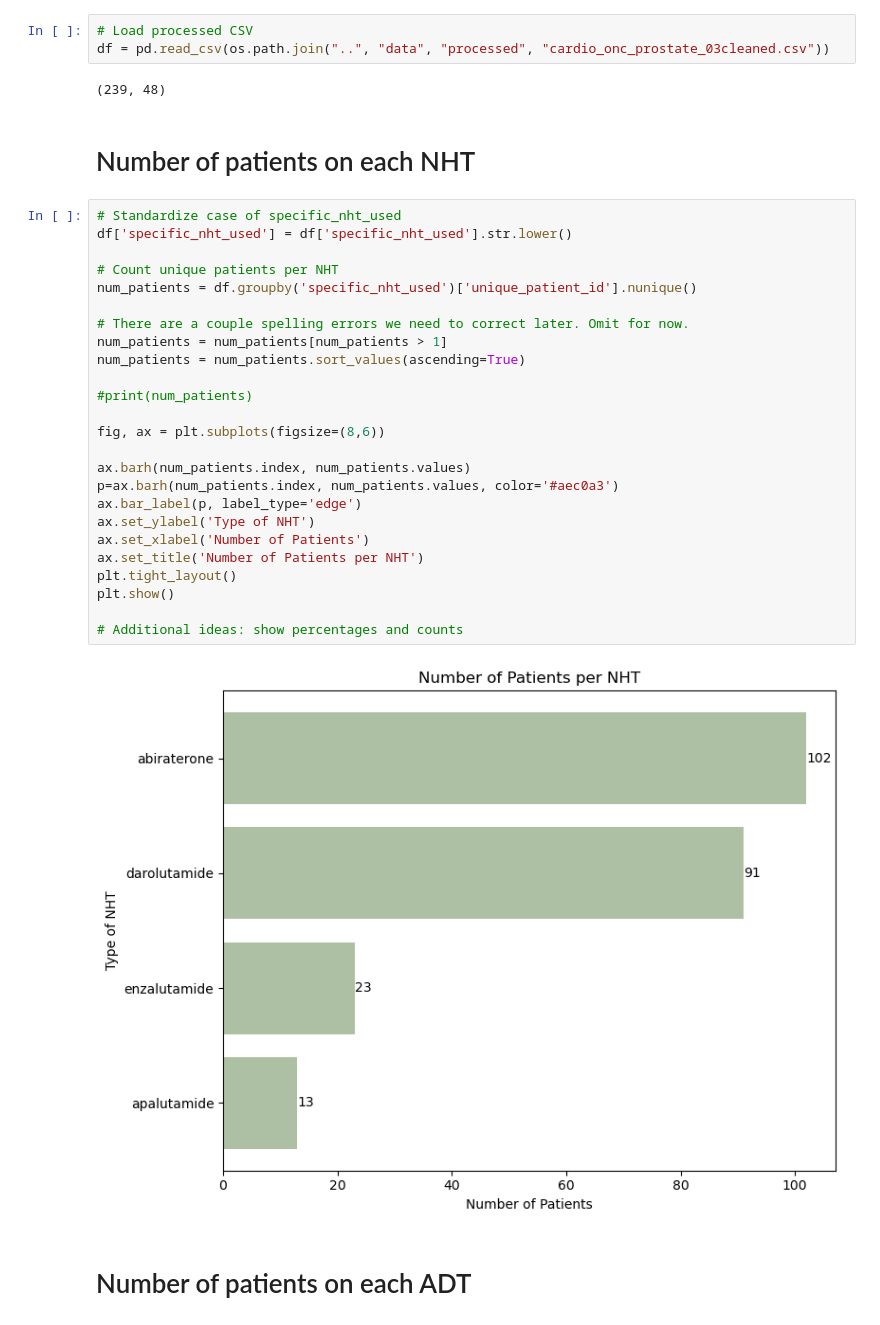
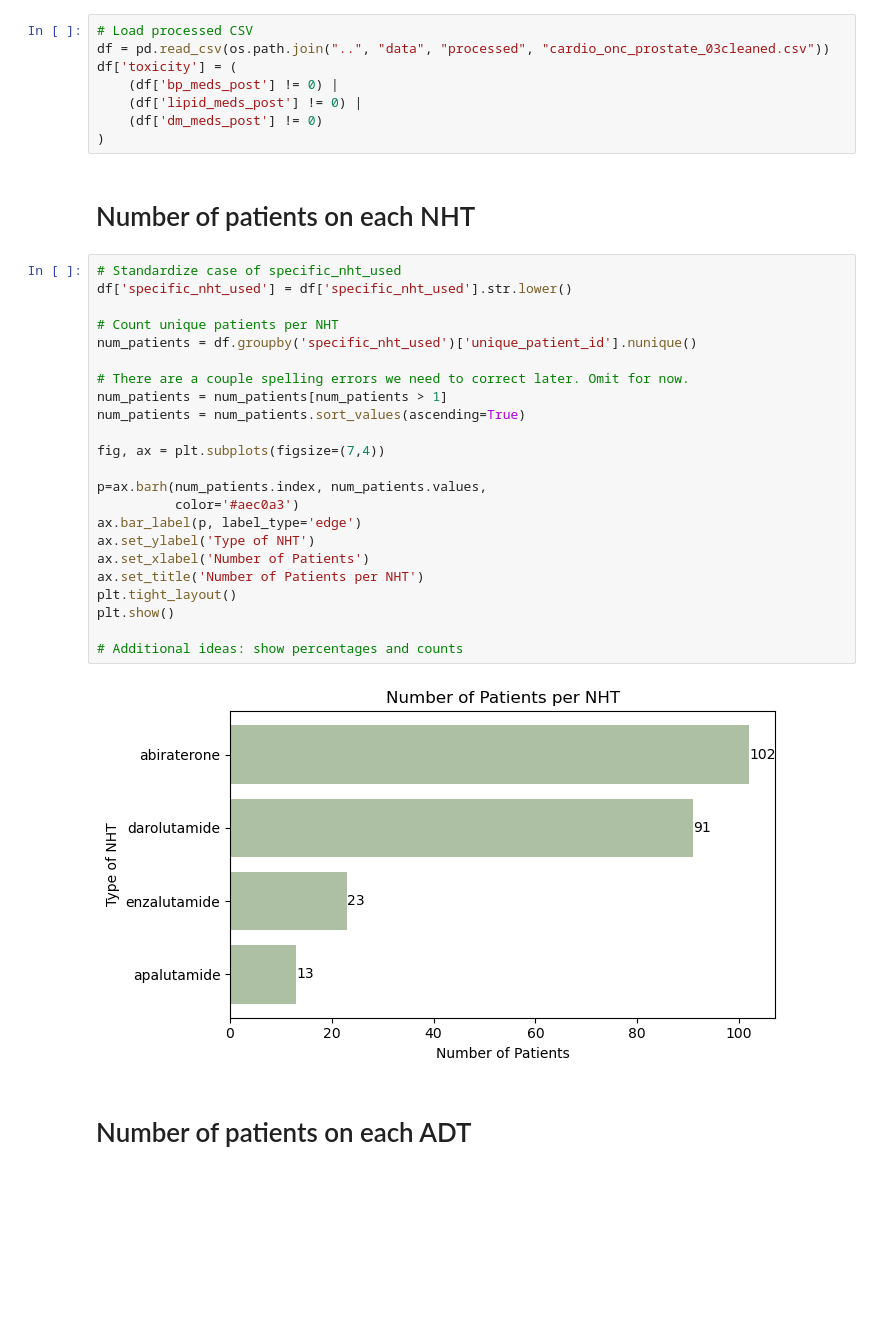
Before and after one commit to kstatham402/170A_Capstone_Project, a Jupyter notebook: notebooks/trian_proposal_visuals.ipynb, the cells around one changed output. Drawn from its saved outputs; the diff is of its cells as text; blank space fills up the shorter version.

Commit message:
Added visuals

```diff
--- a/notebooks/trian_proposal_visuals.ipynb
+++ b/notebooks/trian_proposal_visuals.ipynb
@@ -5,37 +6,38 @@ import matplotlib.pyplot as plt
 # %%
 # Load processed CSV
 df = pd.read_csv(os.path.join("..", "data", "processed", "cardio_onc_prostate_03cleaned.csv"))
+df['toxicity'] = (
+    (df['bp_meds_post'] != 0) |
+    (df['lipid_meds_post'] != 0) |
+    (df['dm_meds_post'] != 0)
+)
-# %% [output]
-(239, 48)
 # %% [markdown]
 # Number of patients on each NHT
 # %%
 # Standardize case of specific_nht_used
 df['specific_nht_used'] = df['specific_nht_used'].str.lower()
 
 # Count unique patients per NHT
 num_patients = df.groupby('specific_nht_used')['unique_patient_id'].nunique()
 
 # There are a couple spelling errors we need to correct later. Omit for now.
 num_patients = num_patients[num_patients > 1]
 num_patients = num_patients.sort_values(ascending=True)
 
-#print(num_patients)
+fig, ax = plt.subplots(figsize=(7,4))
 
-fig, ax = plt.subplots(figsize=(8,6))
-
-ax.barh(num_patients.index, num_patients.values)
-p=ax.barh(num_patients.index, num_patients.values, color='#aec0a3')
+p=ax.barh(num_patients.index, num_patients.values,
+          color='#aec0a3')
 ax.bar_label(p, label_type='edge')
 ax.set_ylabel('Type of NHT')
 ax.set_xlabel('Number of Patients')
 ax.set_title('Number of Patients per NHT')
 plt.tight_layout()
 plt.show()
 
 # Additional ideas: show percentages and counts
 # %% [output]
-[figure, old version]
+[figure, new version]
 # %% [markdown]
 # Number of patients on each ADT
 # %%
```
Also changed, not shown: parts of 13 cells of this notebook.
